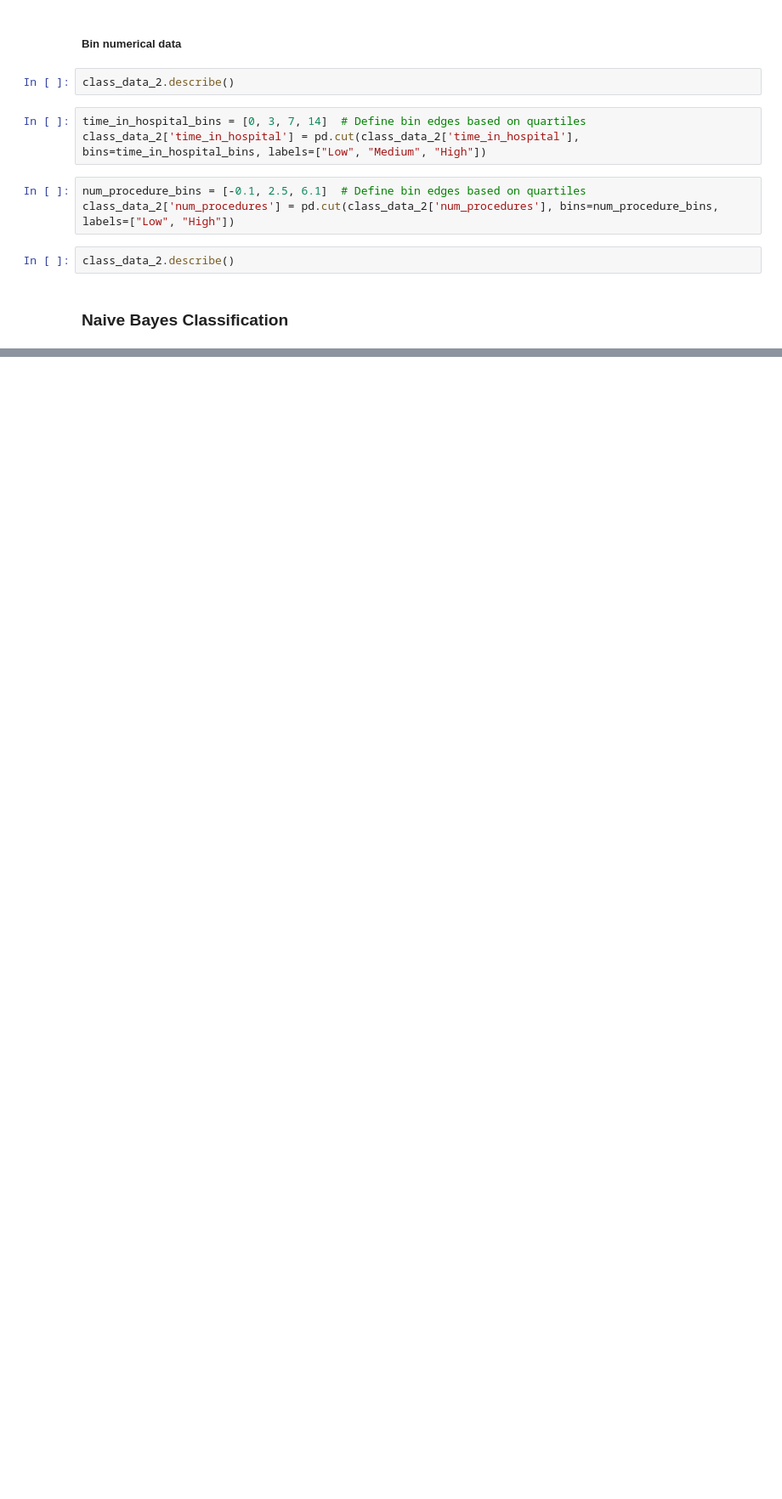
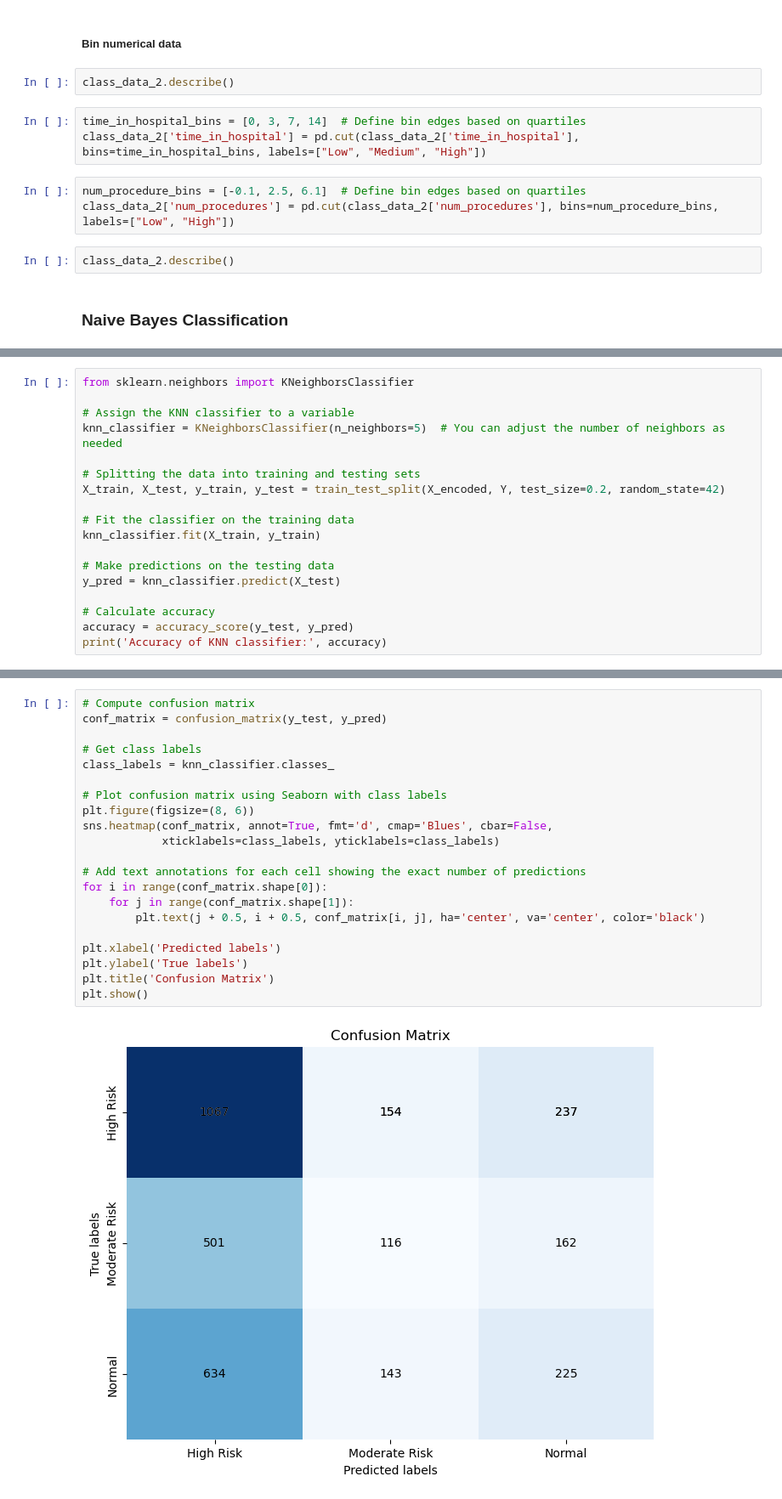
Before and after one commit to mattglenjackson/CP3403_Data_Mining, a Jupyter notebook: CP3403-project_v2_classification.ipynb, the cells around one changed output, grey strips where cells are left out. Shown at 85% size. Drawn from its saved outputs; the diff is of its cells as text; blank space fills up the shorter version.

```diff
--- a/CP3403-project_v2_classification.ipynb
+++ b/CP3403-project_v2_classification.ipynb
@@ -300,0 +630,18 @@ Mean accuracy of Decision Tree classifier with 5 fold cross-validation: 0.471314
+# %%
+from sklearn.neighbors import KNeighborsClassifier
+
+# Assign the KNN classifier to a variable
+knn_classifier = KNeighborsClassifier(n_neighbors=5)  # You can adjust the number of neighbors as needed
+
+# Splitting the data into training and testing sets
+X_train, X_test, y_train, y_test = train_test_split(X_encoded, Y, test_size=0.2, random_state=42)
+
+# Fit the classifier on the training data
+knn_classifier.fit(X_train, y_train)
+
+# Make predictions on the testing data
+y_pred = knn_classifier.predict(X_test)
+
+# Calculate accuracy
+accuracy = accuracy_score(y_test, y_pred)
+print('Accuracy of KNN classifier:', accuracy)
@@ -300,0 +652,23 @@ Mean accuracy of Decision Tree classifier with 5 fold cross-validation: 0.471314
+# %%
+# Compute confusion matrix
+conf_matrix = confusion_matrix(y_test, y_pred)
+
+# Get class labels
+class_labels = knn_classifier.classes_
+
+# Plot confusion matrix using Seaborn with class labels
+plt.figure(figsize=(8, 6))
+sns.heatmap(conf_matrix, annot=True, fmt='d', cmap='Blues', cbar=False,
+            xticklabels=class_labels, yticklabels=class_labels)
+
+# Add text annotations for each cell showing the exact number of predictions
+for i in range(conf_matrix.shape[0]):
+    for j in range(conf_matrix.shape[1]):
+        plt.text(j + 0.5, i + 0.5, conf_matrix[i, j], ha='center', va='center', color='black')
+
+plt.xlabel('Predicted labels')
+plt.ylabel('True labels')
+plt.title('Confusion Matrix')
+plt.show()
+# %% [output]
+[figure, added]
```
Also changed, not shown: parts of 35 cells of this notebook.
